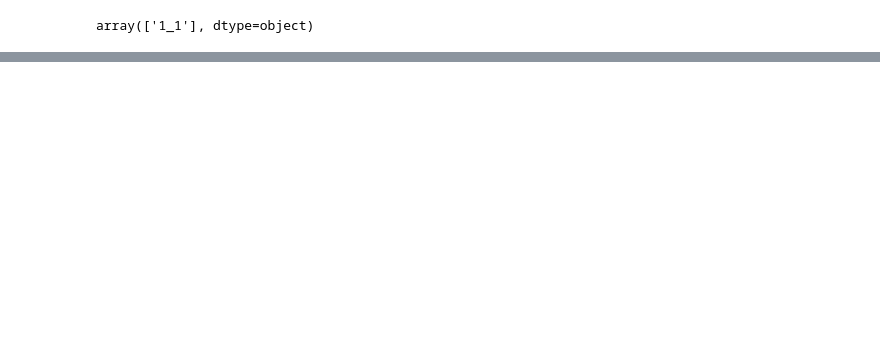
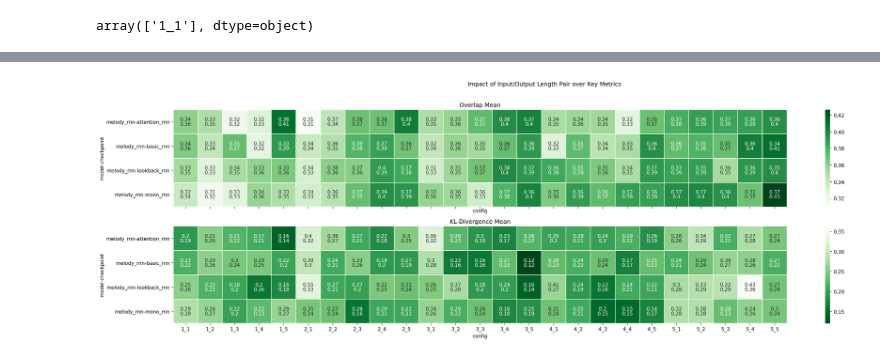
Before and after one commit to ghalestrilo/ornette, a Jupyter notebook: scripts/metrics_sketchpad.ipynb, the cells around one changed output, grey strips where cells are left out. Drawn from its saved outputs; the diff is of its cells as text; code cells hidden in the pictures; blank space fills up the shorter version.

```diff
--- a/scripts/metrics_sketchpad.ipynb
+++ b/scripts/metrics_sketchpad.ipynb
@@ -82,0 +81,79 @@ array(['1_1'], dtype=object)
+# %%
+ignore_words = ['std', 'avg', 'kl', 'div', 'overlap']
+def filter_metric_names(list_):
+    return ['_'.join([x for x in name.split('_') if x not in ignore_words]) for name in list_]
+
+# Define which plots to make
+plots_to_make = (
+    [ None
+    # , 'time_heatmap_per_model'
+    # , 'kldiv_per_model'
+    # , 'overlap_per_model'
+    # , 'time_per_length'
+    # , 'time_ratio_per_length'
+    # , 'time_per_length_shared' # TODO: Before doing this, check if there's a correlation
+
+    # , 'time_per_length_shared'
+    , 'parallel_coordinates_all_configs'
+    , 'parallel_coordinates_average'
+    , 'parallel_coordinates_best_of_each'
+    , 'heatmap_metric_per_config'
+    , 'heatmap_metrics_per_model_config'
+    ]
+)
+
+import math
+
+if 'heatmap_metrics_per_model_config' in plots_to_make:
+    # # Copy and prepare DataFrame
+    # df_by_config = df.copy()
+    # df_by_config['config'] = df_by_config["in_len"].astype(str) + '_' + df_by_config["out_len"].astype(str)
+    # df_by_config.drop(columns=['in_len','out_len'])
+    # # df_by_config.drop(columns=['in_len','out_len','iteration'])
+    # df_by_config = df_by_config.groupby(['model','checkpoint','config']).mean().reset_index()
+#
+    # # Get Subset DFs
+    # col_metrics = df_by_config.columns
+    # col_kl_divs  = [x for x in col_metrics if x.endswith('kl_div_avg')]
+    # col_overlaps = [x for x in col_metrics if x.endswith('overlap_avg')]
+    # print(df_by_config['config'].unique())
+#
+    # # Calculate KL Divs and Overlap mean and std per model config
+    # loc_kldivs = df_by_config[['model'] + col_kl_divs].loc[: , "bar_pitch_class_histogram_kl_div_avg":"note_length_hist_kl_div_avg"]
+    # df_by_config['kl_mean'] = loc_kldivs.mean(axis=1)
+    # df_by_config['kl_std'] = loc_kldivs.std(axis=1)
+    # loc_overlaps = df_by_config[['model'] + col_overlaps].loc[: , "bar_pitch_class_histogram_overlap_avg":"note_length_hist_overlap_avg"]
+    # df_by_config['overlap_mean'] = loc_overlaps.mean(axis=1)
+    # df_by_config['overlap_std'] = loc_overlaps.std(axis=1)
+    # df_by_config = df_by_config[['model','checkpoint','config','overlap_mean','overlap_std','kl_mean','kl_std']]
+
+
+    subplots = (
+        [ ('overlap_mean', 'overlap_std', 'Overlap Mean')
+        , ('kl_mean'     , 'kl_std'     , 'KL-Divergence Mean')
+        ]
+    )
+
+    # Generate Plot
+    plt.figure()
+    fig, axs = plt.subplots(2, figsize=(28,8), sharex='col', sharey='row', dpi=150)
+    fig.suptitle('Impact of Input/Output Length Pair over Key Metrics')
+    gs = fig.add_gridspec(2, 1, hspace=0, wspace=0)
+    tmp_df = df_mean_metrics.copy()
+
+    for i, (column_mean, column_std, title) in enumerate(subplots):
+        # tmp_df[column_std] = '(±' + tmp_df[column_std].astype(str) + ')'
+        cmap = ['Greens', 'Greens_r'][i]
+
+        # Straight
+        mean_df = pd.pivot_table(tmp_df, values=column_mean, index=['model', 'checkpoint'], columns=['config'])
+        std_df = pd.pivot_table(tmp_df, values=column_std, index=['model', 'checkpoint'], columns=['config'])
+
+        ax = axs[i]
+        ax.set_title(title)
+        sns.heatmap(mean_df, annot=True,   cmap=cmap, linewidths=0.5, ax=ax, annot_kws={'va':'top'})
+        sns.heatmap(mean_df, annot=std_df, cmap=cmap, linewidths=0.5, ax=ax, annot_kws={'va':'bottom'}, cbar=False)
+
+    plt.savefig('output/images/metric_mean_std_config_heatmap.png')
+    plt.show()
+# %% [output]
@@ -82,0 +161 @@ array(['1_1'], dtype=object)
+[figure, added]
```
Also changed, not shown: parts of 5 cells of this notebook, 8 other files.
